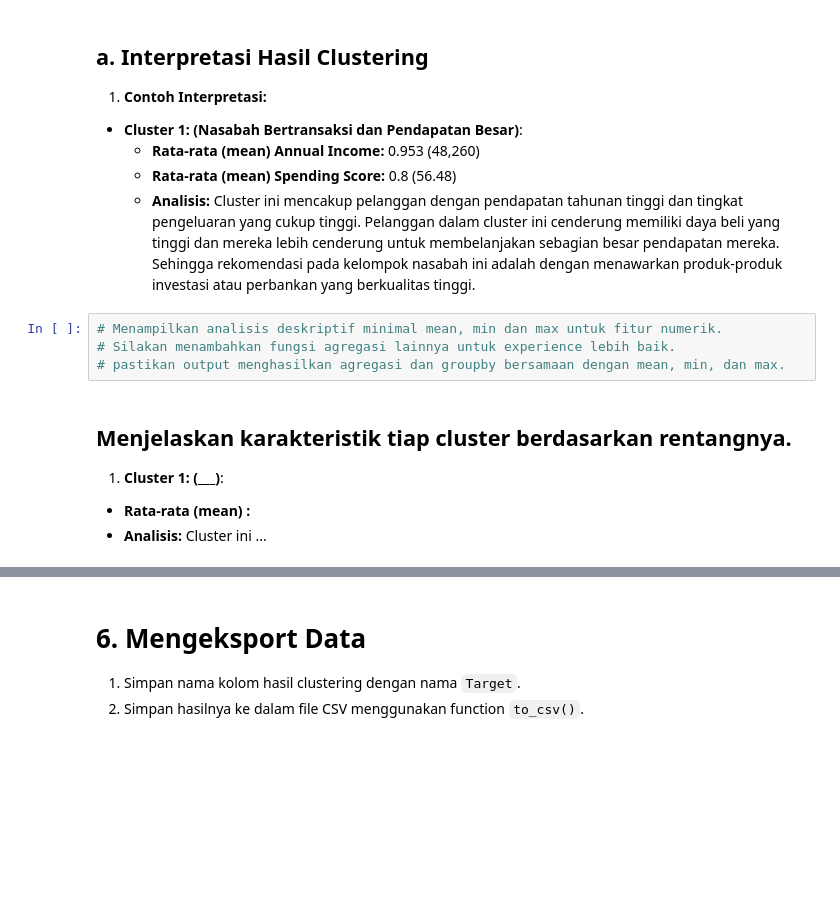
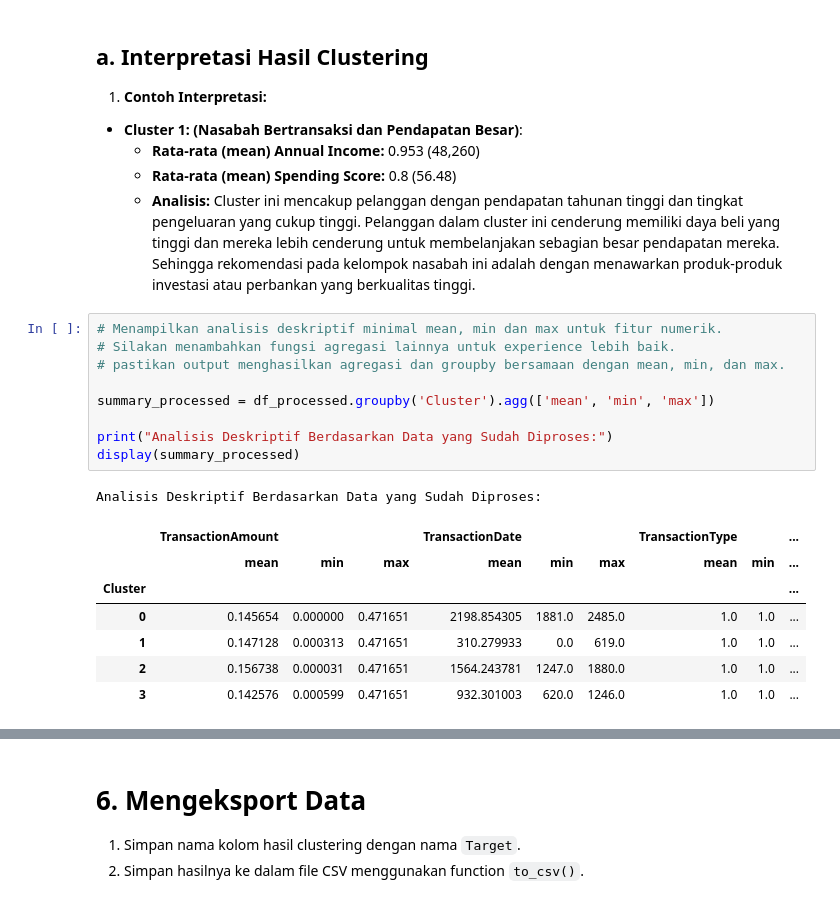
Before and after one commit to NaufalYogaPratama/BMLP-bank-transactions-data-model, a Jupyter notebook: [Clustering]_Submission_Akhir__Naufal_Yoga_Pratama.ipynb, the cells around one changed output, grey strips where cells are left out. Drawn from its saved outputs; the diff is of its cells as text; blank space fills up the shorter version.

```diff
--- a/[Clustering]_Submission_Akhir__Naufal_Yoga_Pratama.ipynb
+++ b/[Clustering]_Submission_Akhir__Naufal_Yoga_Pratama.ipynb
@@ -544,9 +544,18 @@ Model PCA berhasil disimpan sebagai 'PCA_model_clustering.h5'
 # %%
 # Menampilkan analisis deskriptif minimal mean, min dan max untuk fitur numerik.
 # Silakan menambahkan fungsi agregasi lainnya untuk experience lebih baik.
 # pastikan output menghasilkan agregasi dan groupby bersamaan dengan mean, min, dan max.
+
+summary_processed = df_processed.groupby('Cluster').agg(['mean', 'min', 'max'])
+
+print("Analisis Deskriptif Berdasarkan Data yang Sudah Diproses:")
+display(summary_processed)
+# %% [output]
+Analisis Deskriptif Berdasarkan Data yang Sudah Diproses:
+|  | TransactionAmount |  |  | TransactionDate |  |  | TransactionType |  | ... |
+|  | mean | min | max | mean | min | max | mean | min | ... |
+| Cluster |  |  |  |  |  |  |  |  | ... |
+| 0 | 0.145654 | 0.000000 | 0.471651 | 2198.854305 | 1881.0 | 2485.0 | 1.0 | 1.0 | ... |
+| 1 | 0.147128 | 0.000313 | 0.471651 | 310.279933 | 0.0 | 619.0 | 1.0 | 1.0 | ... |
+| 2 | 0.156738 | 0.000031 | 0.471651 | 1564.243781 | 1247.0 | 1880.0 | 1.0 | 1.0 | ... |
+| 3 | 0.142576 | 0.000599 | 0.471651 | 932.301003 | 620.0 | 1246.0 | 1.0 | 1.0 | ... |
-# %% [markdown]
-## Menjelaskan karakteristik tiap cluster berdasarkan rentangnya.
-1. **Cluster 1: (___)**:
-  - **Rata-rata (mean) <Fitur>:** <Sebelum inverse> <Setelah inverse>
-  - **Analisis:** Cluster ini ...
```
Also changed, not shown: parts of 3 cells of this notebook.
